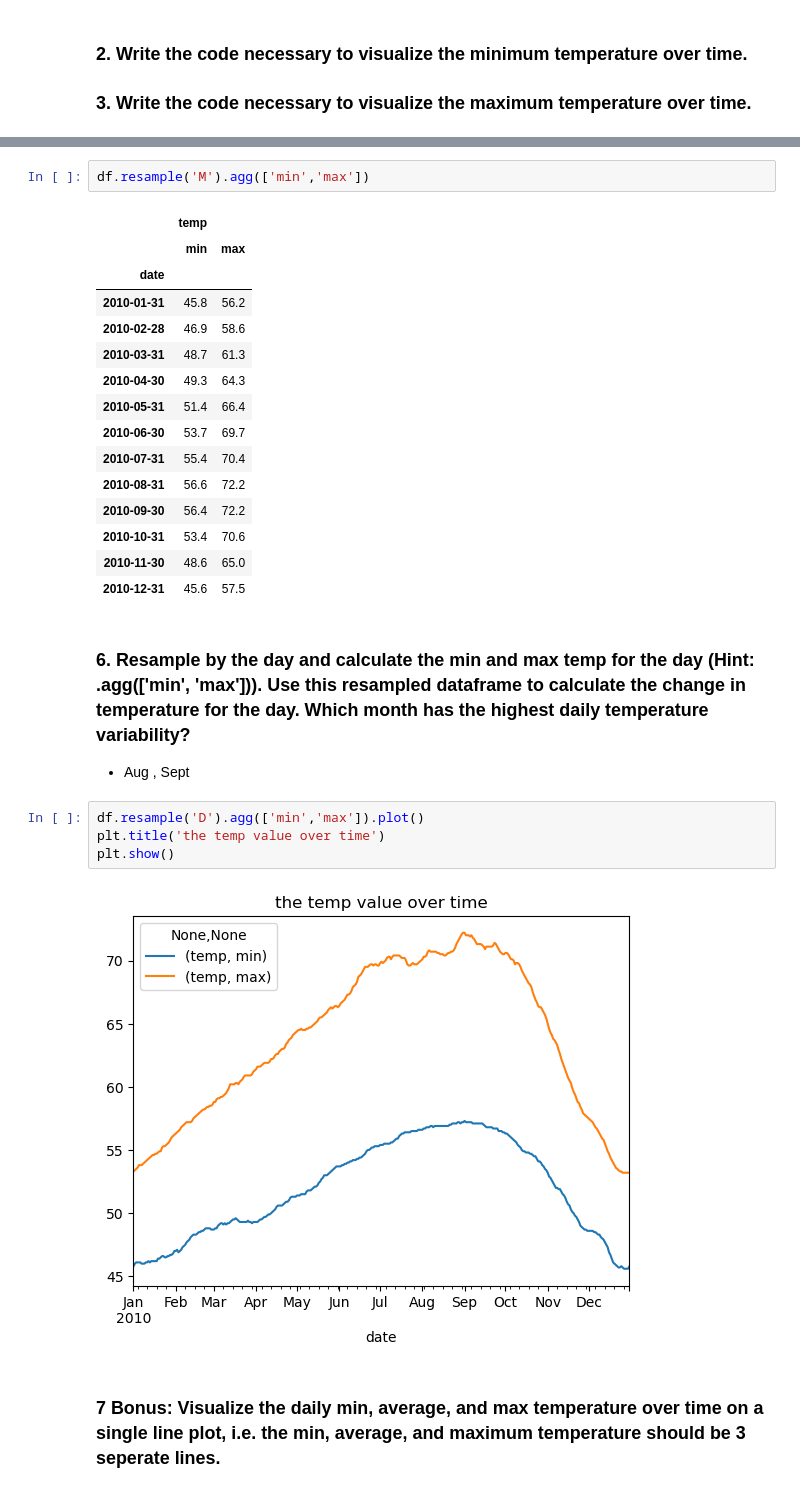
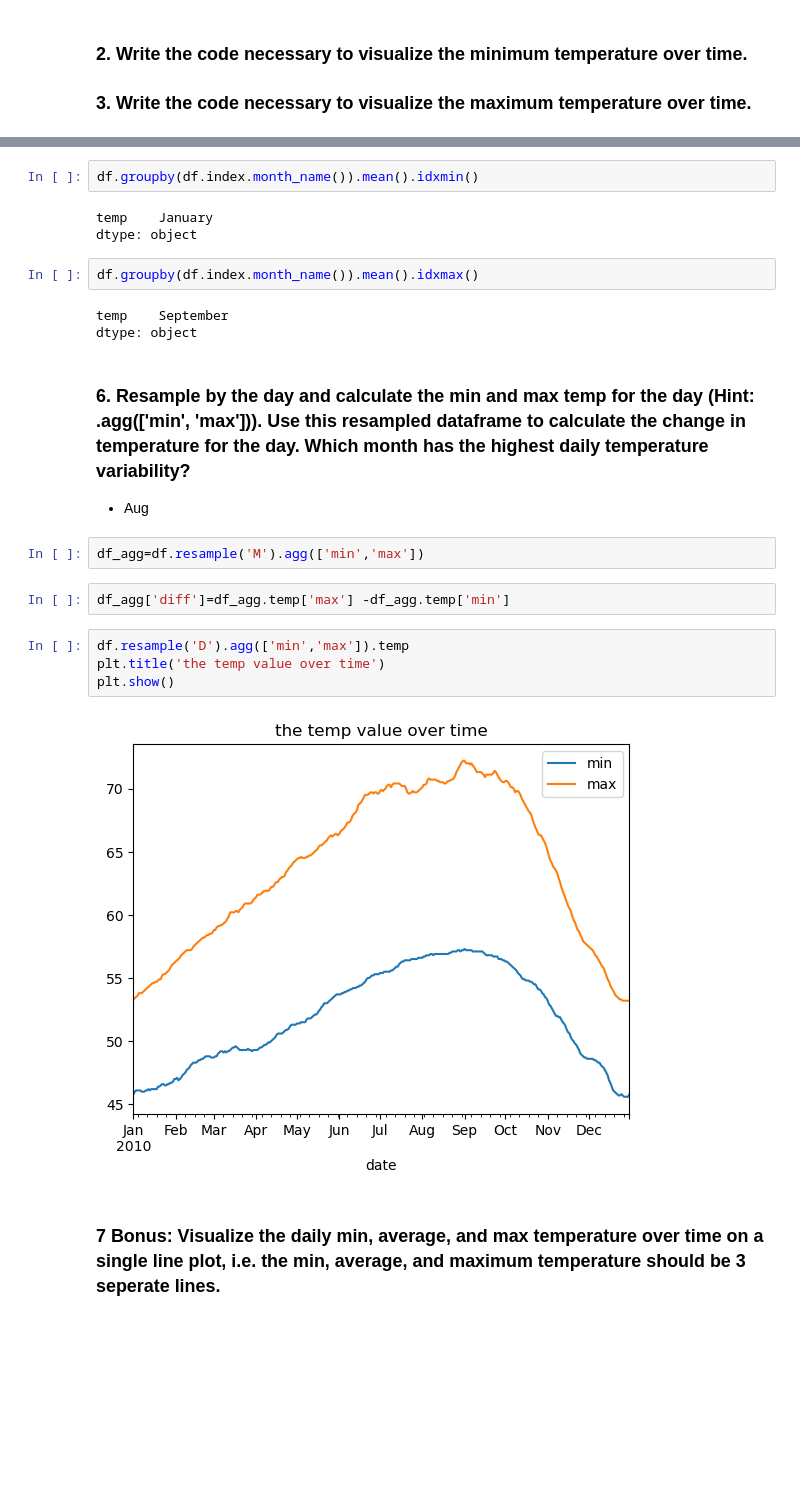
Before and after one commit to Chellyann-moreno/time-series-exercises, a Jupyter notebook: date_exercises.ipynb, the cells around one changed output, grey strips where cells are left out. Drawn from its saved outputs; the diff is of its cells as text; blank space fills up the shorter version.

```diff
--- a/date_exercises.ipynb
+++ b/date_exercises.ipynb
@@ -81,30 +81,26 @@ plt.show()
 # %%
-df.resample('M').agg(['min','max'])
+df.groupby(df.index.month_name()).mean().idxmin()
 # %% [output]
-|  | temp |  |
-|  | min | max |
-| date |  |  |
-| 2010-01-31 | 45.8 | 56.2 |
-| 2010-02-28 | 46.9 | 58.6 |
-| 2010-03-31 | 48.7 | 61.3 |
-| 2010-04-30 | 49.3 | 64.3 |
-| 2010-05-31 | 51.4 | 66.4 |
-| 2010-06-30 | 53.7 | 69.7 |
-| 2010-07-31 | 55.4 | 70.4 |
-| 2010-08-31 | 56.6 | 72.2 |
-| 2010-09-30 | 56.4 | 72.2 |
-| 2010-10-31 | 53.4 | 70.6 |
-| 2010-11-30 | 48.6 | 65.0 |
-| 2010-12-31 | 45.6 | 57.5 |
+temp    January
+dtype: object
+# %%
+df.groupby(df.index.month_name()).mean().idxmax()
+# %% [output]
+temp    September
+dtype: object
 # %% [markdown]
 ### 6. Resample by the day and calculate the min and max temp for the day (Hint: .agg(['min', 'max'])). Use this resampled dataframe to calculate the change in temperature for the day. Which month has the highest daily temperature variability?
-- Aug , Sept
+- Aug
+# %%
+df_agg=df.resample('M').agg(['min','max'])
+# %%
+df_agg['diff']=df_agg.temp['max'] -df_agg.temp['min']
 # %%
-df.resample('D').agg(['min','max']).plot()
+df.resample('D').agg(['min','max']).temp
 plt.title('the temp value over time')
 plt.show()
 # %% [output]
-[figure, old version]
+[figure, new version]
 # %% [markdown]
 ### 7 Bonus: Visualize the daily min, average, and max temperature over time on a single line plot, i.e. the min, average, and maximum temperature should be 3 seperate lines.
 # %%
```
Also changed, not shown: parts of 13 cells of this notebook, 6 other files.
